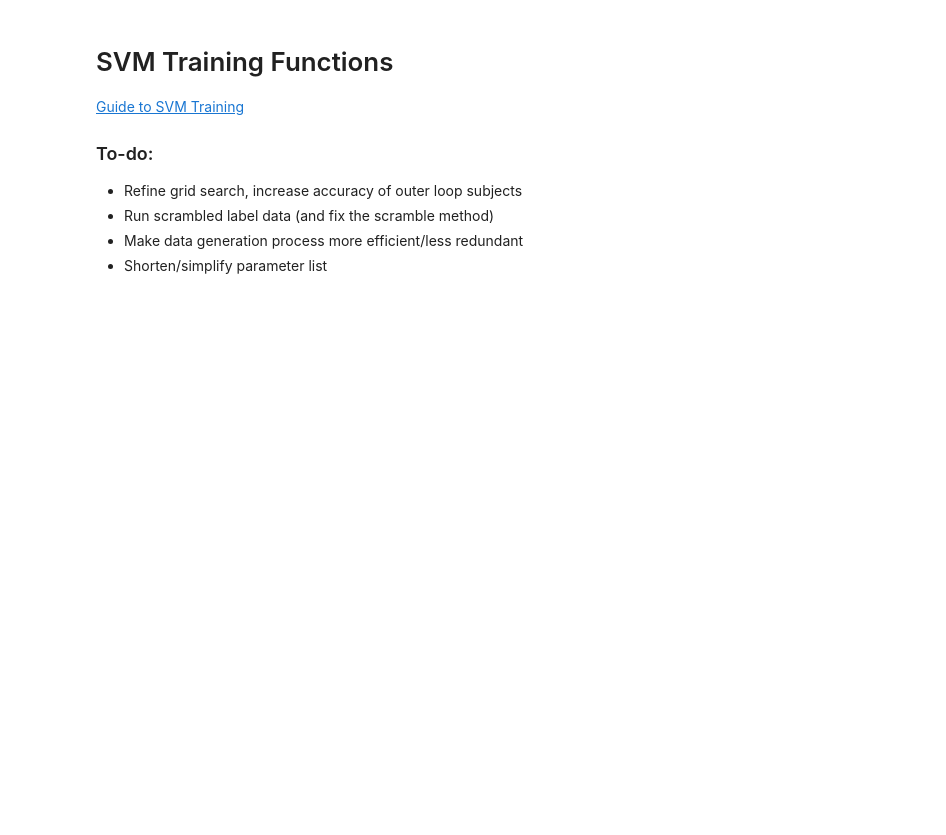
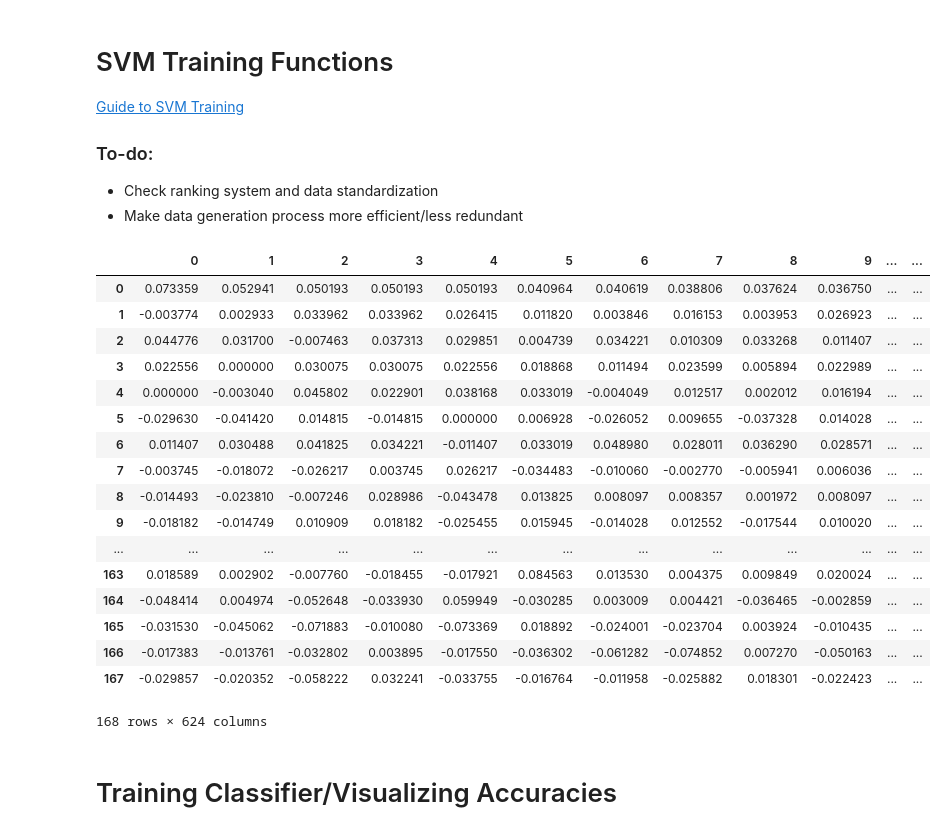
Before and after one commit to alexxyu/fmri-svm, a Jupyter notebook: SVM Classifier.ipynb, the cells around one changed output. Drawn from its saved outputs; the diff is of its cells as text; code cells hidden in the pictures; blank space fills up the shorter version.

```diff
--- a/SVM Classifier.ipynb
+++ b/SVM Classifier.ipynb
@@ -19,10 +26,8 @@ from IPython.display import clear_output
 <a href="https://www.csie.ntu.edu.tw/~cjlin/papers/guide/guide.pdf">Guide to SVM Training</a>
 ### To-do:
 <ul>
-    <li> Refine grid search, increase accuracy of outer loop subjects </li>
-    <li> Run scrambled label data (and fix the scramble method) </li>
+    <li> Check ranking system and data standardization </li>
     <li> Make data generation process more efficient/less redundant </li>
-    <li> Shorten/simplify parameter list </li>
 </ul>
 # %%
 def get_subjects(path):
@@ -37,8 +42,6 @@ def get_subjects(path):
     ----------
     path: str
         directory to the data files
-    removeML: boolean, optional
-        specifies whether subject ML should be skipped, default is False
 
     Returns
     -------
@@ -129,6 +152,43 @@ def extract_subject_data(path, subject, suffix, roi, conds, block_length):
 
     data = {'x': x_data, 'y': y_data}
     return data
+# %%
+path = r'scans/output/PRE/'
+roi = 1                            # V1-roi: 0, MT-roi: 1
+conds = [1, 3]                     # trained_cp: 0, trained_ip: 1, untrained_cp: 2, untrained_ip: 3
+block_length = 624
+
+subjects, suffix = get_subjects(path)
+columns = [x for x in range(624)]
+blocks = pd.DataFrame(columns = columns)
+
+x_train, _, x_inner, _, x_outer, _ = generate_data(subjects, [subjects[0]], subjects[1], path, suffix, roi, conds, block_length, True, False)
+for b in x_inner:
+    blocks.loc[len(blocks)] = b
+for b in x_outer:
+    blocks.loc[len(blocks)] = b
+for b in x_train:
+    blocks.loc[len(blocks)] = b
+blocks
+# %% [output]
+|  | 0 | 1 | 2 | 3 | 4 | 5 | 6 | 7 | 8 | 9 | ... | ... |
+| 0 | 0.073359 | 0.052941 | 0.050193 | 0.050193 | 0.050193 | 0.040964 | 0.040619 | 0.038806 | 0.037624 | 0.036750 | ... | ... |
+| 1 | -0.003774 | 0.002933 | 0.033962 | 0.033962 | 0.026415 | 0.011820 | 0.003846 | 0.016153 | 0.003953 | 0.026923 | ... | ... |
+| 2 | 0.044776 | 0.031700 | -0.007463 | 0.037313 | 0.029851 | 0.004739 | 0.034221 | 0.010309 | 0.033268 | 0.011407 | ... | ... |
+| 3 | 0.022556 | 0.000000 | 0.030075 | 0.030075 | 0.022556 | 0.018868 | 0.011494 | 0.023599 | 0.005894 | 0.022989 | ... | ... |
+| 4 | 0.000000 | -0.003040 | 0.045802 | 0.022901 | 0.038168 | 0.033019 | -0.004049 | 0.012517 | 0.002012 | 0.016194 | ... | ... |
+| 5 | -0.029630 | -0.041420 | 0.014815 | -0.014815 | 0.000000 | 0.006928 | -0.026052 | 0.009655 | -0.037328 | 0.014028 | ... | ... |
+| 6 | 0.011407 | 0.030488 | 0.041825 | 0.034221 | -0.011407 | 0.033019 | 0.048980 | 0.028011 | 0.036290 | 0.028571 | ... | ... |
+| 7 | -0.003745 | -0.018072 | -0.026217 | 0.003745 | 0.026217 | -0.034483 | -0.010060 | -0.002770 | -0.005941 | 0.006036 | ... | ... |
+| 8 | -0.014493 | -0.023810 | -0.007246 | 0.028986 | -0.043478 | 0.013825 | 0.008097 | 0.008357 | 0.001972 | 0.008097 | ... | ... |
+| 9 | -0.018182 | -0.014749 | 0.010909 | 0.018182 | -0.025455 | 0.015945 | -0.014028 | 0.012552 | -0.017544 | 0.010020 | ... | ... |
+| ... | ... | ... | ... | ... | ... | ... | ... | ... | ... | ... | ... | ... |
+| 163 | 0.018589 | 0.002902 | -0.007760 | -0.018455 | -0.017921 | 0.084563 | 0.013530 | 0.004375 | 0.009849 | 0.020024 | ... | ... |
+| 164 | -0.048414 | 0.004974 | -0.052648 | -0.033930 | 0.059949 | -0.030285 | 0.003009 | 0.004421 | -0.036465 | -0.002859 | ... | ... |
+| 165 | -0.031530 | -0.045062 | -0.071883 | -0.010080 | -0.073369 | 0.018892 | -0.024001 | -0.023704 | 0.003924 | -0.010435 | ... | ... |
+| 166 | -0.017383 | -0.013761 | -0.032802 | 0.003895 | -0.017550 | -0.036302 | -0.061282 | -0.074852 | 0.007270 | -0.050163 | ... | ... |
+| 167 | -0.029857 | -0.020352 | -0.058222 | 0.032241 | -0.033755 | -0.016764 | -0.011958 | -0.025882 | 0.018301 | -0.022423 | ... | ... |
+168 rows × 624 columns
 # %%
 '''
 Generates training and testing data.
@@ -269,0 +442,2 @@ def get_optimal_run(x_train, y_train, x_test, y_test, kernels, gamma_range, C_ra
+# %% [markdown]
+# Training Classifier/Visualizing Accuracies
```
Also changed, not shown: parts of 24 cells of this notebook, 8 other files.
